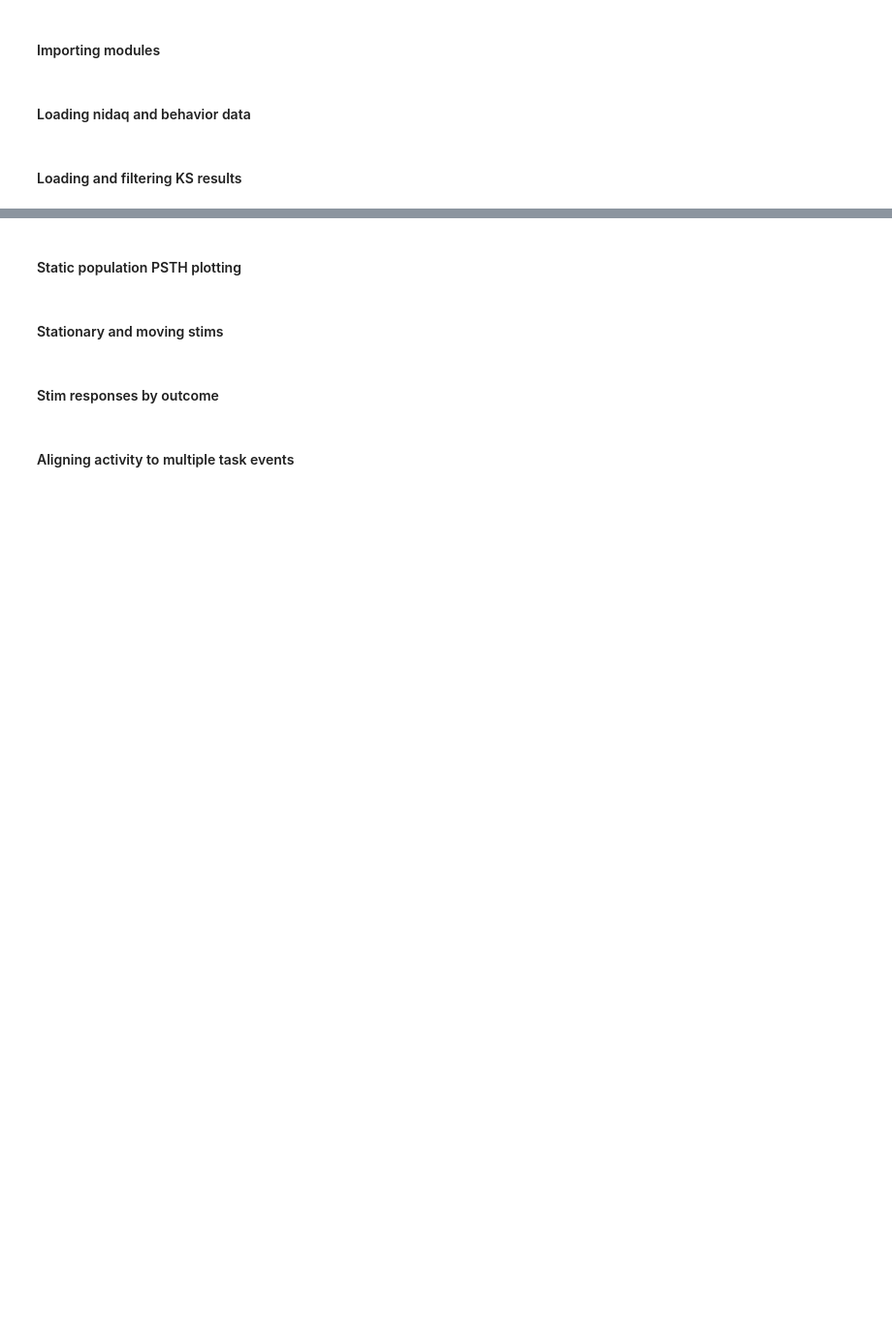
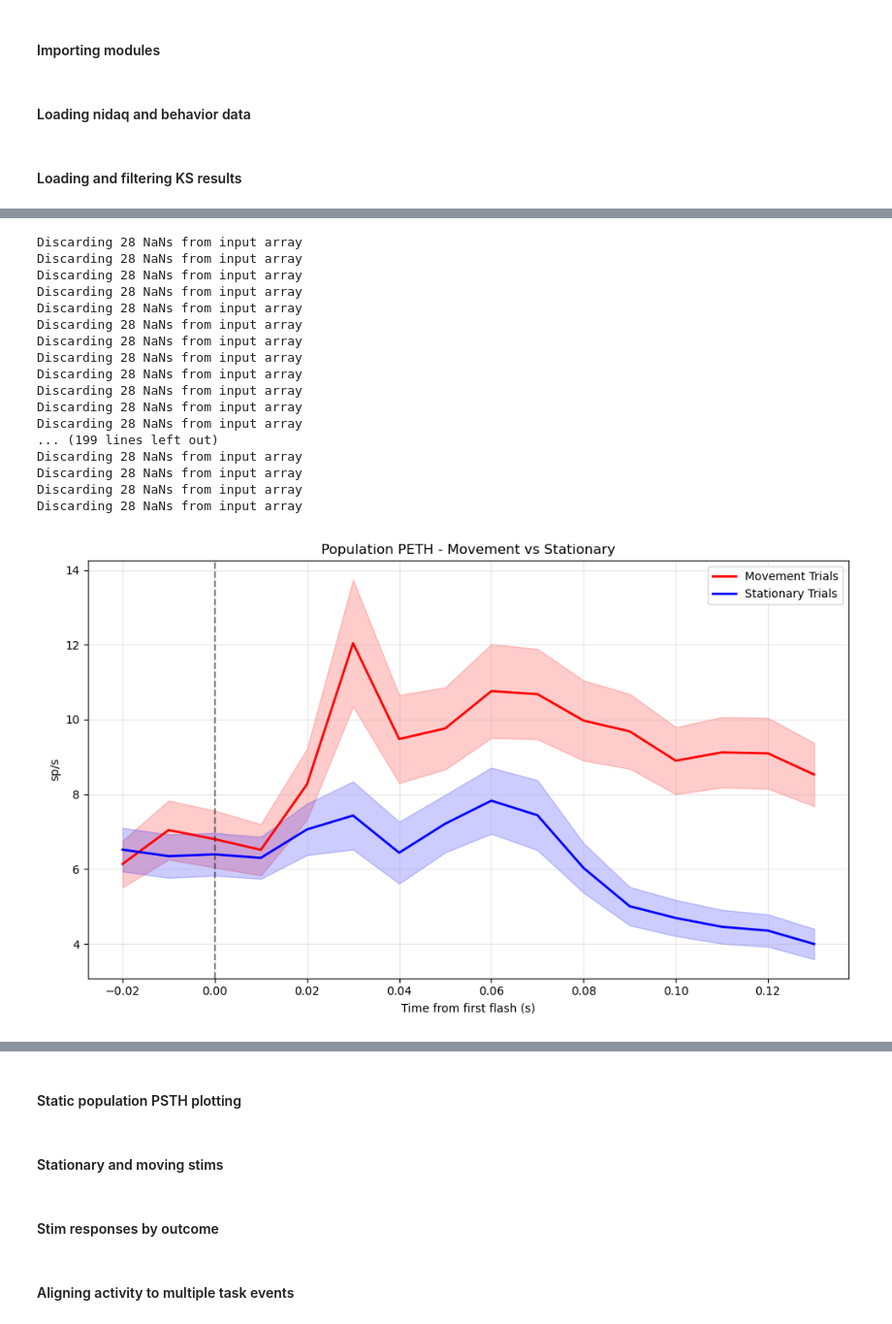
Before and after one commit to rojasgabriel/ephys, a Jupyter notebook: ephys_analysis_prototyping.ipynb, the cells around one changed output, grey strips where cells are left out. Shown at 97% size. Saved outputs shown, nothing was run; the diff lists cells and outputs as text; code cells hidden in the pictures; blank space fills up the shorter version.

```diff
--- a/ephys_analysis_prototyping.ipynb
+++ b/ephys_analysis_prototyping.ipynb
@@ -177,7 +181,7 @@ plt.tight_layout()
 pop_peth_move, timebin_edges_move, event_index_move = spks.event_aligned.population_peth(
     all_spike_times=spike_times_per_unit,
     alignment_times=first_movement_stims,
-    pre_seconds=0.15,
+    pre_seconds=0.025,
     post_seconds=0.15,
     binwidth_ms=10,
     pad=0,
@@ -187,40 +191,59 @@ pop_peth_move, timebin_edges_move, event_index_move = spks.event_aligned.populat
 pop_peth_stat, timebin_edges_stat, event_index_stat = spks.event_aligned.population_peth(
     all_spike_times=spike_times_per_unit,
     alignment_times=first_stationary_stims,
-    pre_seconds=0.15,
+    pre_seconds=0.025,
     post_seconds=0.15,
     binwidth_ms=10,
     pad=0,
     kernel=None
 )
 
 # Plot population PETH for both conditions
 fig, ax = plt.subplots(figsize=(10, 6))
 
 # Movement trials
 mean_peth_move = np.mean(pop_peth_move, axis=1)
-# sem_peth_move = np.std(pop_peth_move, axis=1) / np.sqrt(pop_peth_move.shape[1])
+sem_peth_move = np.std(pop_peth_move, axis=1) / np.sqrt(pop_peth_move.shape[1])
 pop_mean_move = np.mean(mean_peth_move, axis=0)
-# pop_sem_move = np.std(mean_peth_move, axis=0) / np.sqrt(mean_peth_move.shape[0])
+pop_sem_move = np.std(mean_peth_move, axis=0) / np.sqrt(mean_peth_move.shape[0])
 ax.plot(timebin_edges_move[:-1], pop_mean_move, color='red', linewidth=2, label='Movement Trials')
-# ax.fill_between(timebin_edges_move[:-1], pop_mean_move-pop_sem_move, pop_mean_move+pop_sem_move, color='red', alpha=0.2)
+ax.fill_between(timebin_edges_move[:-1], pop_mean_move-pop_sem_move, pop_mean_move+pop_sem_move, color='red', alpha=0.2)
 
 # Stationary trials
 mean_peth_stat = np.mean(pop_peth_stat, axis=1)
-# sem_peth_stat = np.std(pop_peth_stat, axis=1) / np.sqrt(pop_peth_stat.shape[1])
+sem_peth_stat = np.std(pop_peth_stat, axis=1) / np.sqrt(pop_peth_stat.shape[1])
 pop_mean_stat = np.mean(mean_peth_stat, axis=0)
-# pop_sem_stat = np.std(mean_peth_stat, axis=0) / np.sqrt(mean_peth_stat.shape[0])
+pop_sem_stat = np.std(mean_peth_stat, axis=0) / np.sqrt(mean_peth_stat.shape[0])
 ax.plot(timebin_edges_stat[:-1], pop_mean_stat, color='blue', linewidth=2, label='Stationary Trials')
-# ax.fill_between(timebin_edges_stat[:-1], pop_mean_stat-pop_sem_stat, pop_mean_stat+pop_sem_stat, color='blue', alpha=0.2)
+ax.fill_between(timebin_edges_stat[:-1], pop_mean_stat-pop_sem_stat, pop_mean_stat+pop_sem_stat, color='blue', alpha=0.2)
 
 ax.axvline(x=0, color='k', linestyle='--', alpha=0.5)
 ax.set_xlabel('Time from first flash (s)')
 ax.set_ylabel('sp/s')
 ax.set_title('Population PETH - Movement vs Stationary')
 ax.legend()
 ax.grid(True, alpha=0.3)
 
 plt.tight_layout()
+# %% [output]
+Discarding 28 NaNs from input array
+Discarding 28 NaNs from input array
+Discarding 28 NaNs from input array
+Discarding 28 NaNs from input array
+Discarding 28 NaNs from input array
+Discarding 28 NaNs from input array
+Discarding 28 NaNs from input array
+Discarding 28 NaNs from input array
+Discarding 28 NaNs from input array
+Discarding 28 NaNs from input array
+Discarding 28 NaNs from input array
+Discarding 28 NaNs from input array
+... (199 lines left out)
+Discarding 28 NaNs from input array
+Discarding 28 NaNs from input array
+Discarding 28 NaNs from input array
+Discarding 28 NaNs from input array
+[figure, added]
 # %%
 # Calculate mean activity in 100ms window after flash for both conditions
 flash_window = (timebin_edges_move[:-1] >= 0) & (timebin_edges_move[:-1] <= 0.1)
```
Also changed, not shown: parts of 6 cells of this notebook.
